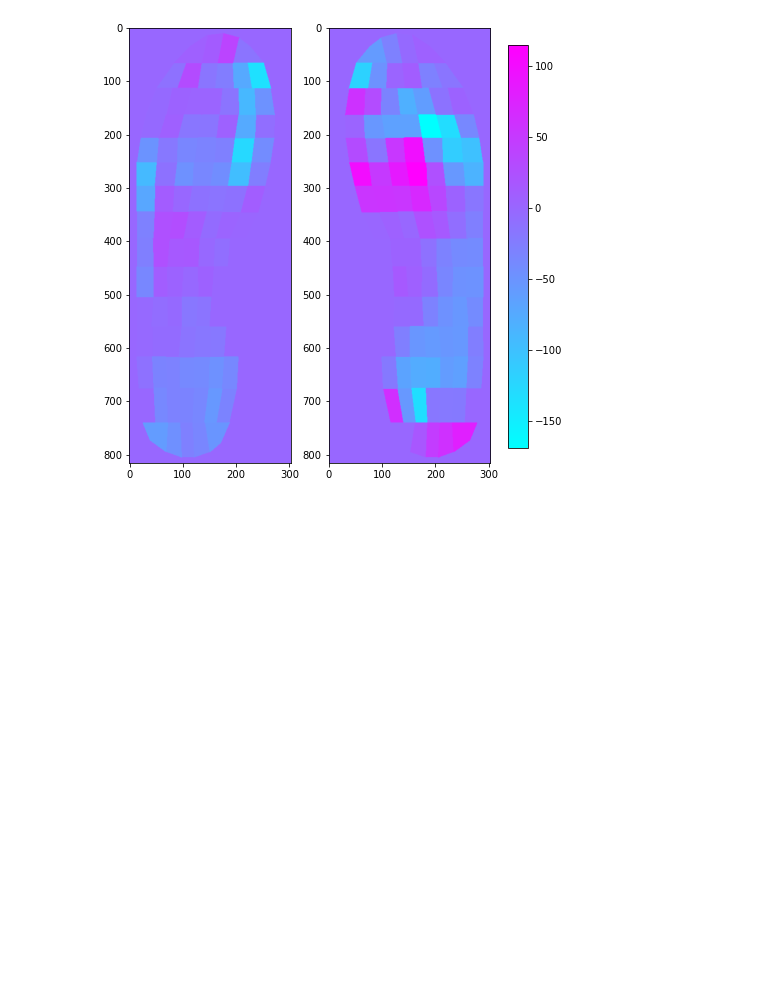
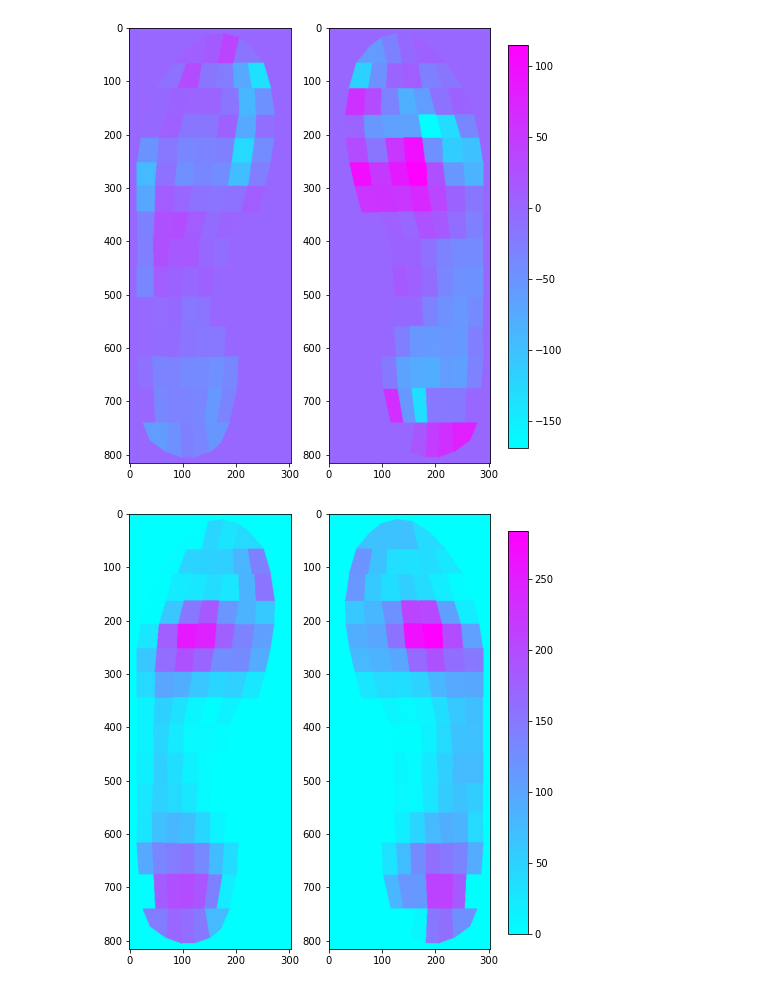
Before and after one commit to liu-qilong/pedarProbe, a Jupyter notebook: pedarProbe/example/example_analyse.ipynb, the cells around one changed output. Cells and saved outputs as stored; diff of their text form; code cells hidden in the pictures; blank space fills up the shorter version.

Commit message:
heatmap average feature

```diff
--- a/pedarProbe/example/example_analyse.ipynb
+++ b/pedarProbe/example/example_analyse.ipynb
@@ -16,8 +15,8 @@ data.sensor_peak(is_export=True, export_folder='../output')
 data.sensor_pti(is_export=True, export_folder='../output')
 # %%
 import export
-hm = export.FootHeatmap(data.subjects['S4'], attr_name='sensor_peak', mask_dir='../data/left_foot_mask.png')
-hm.export_foot_heatmap(export_folder='../output')
+hm1 = export.FootHeatmap(data.subjects['S4'], attr_name='sensor_peak', mask_dir='../data/left_foot_mask.png')
+hm1.export_foot_heatmap(export_folder='../output')
 # %% [output]
 [figure]
 # %%
@@ -31,2 +30,7 @@ hm_test.export_foot_heatmap(is_export=False)
 # %% [output]
 [figure]
+# %%
+hm_mean = export.FootHeatmap.average(hm1, hm2)
+hm_mean.export_foot_heatmap(is_export=False)
+# %% [output]
+[figure, added]
```
Also changed, not shown: parts of 3 cells of this notebook, 1 other file.
